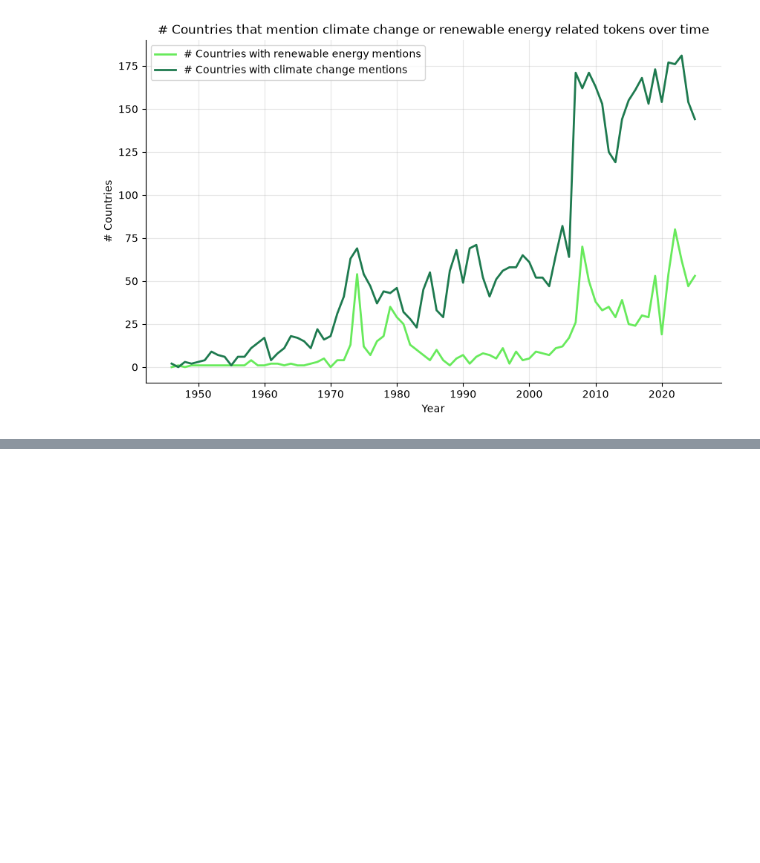
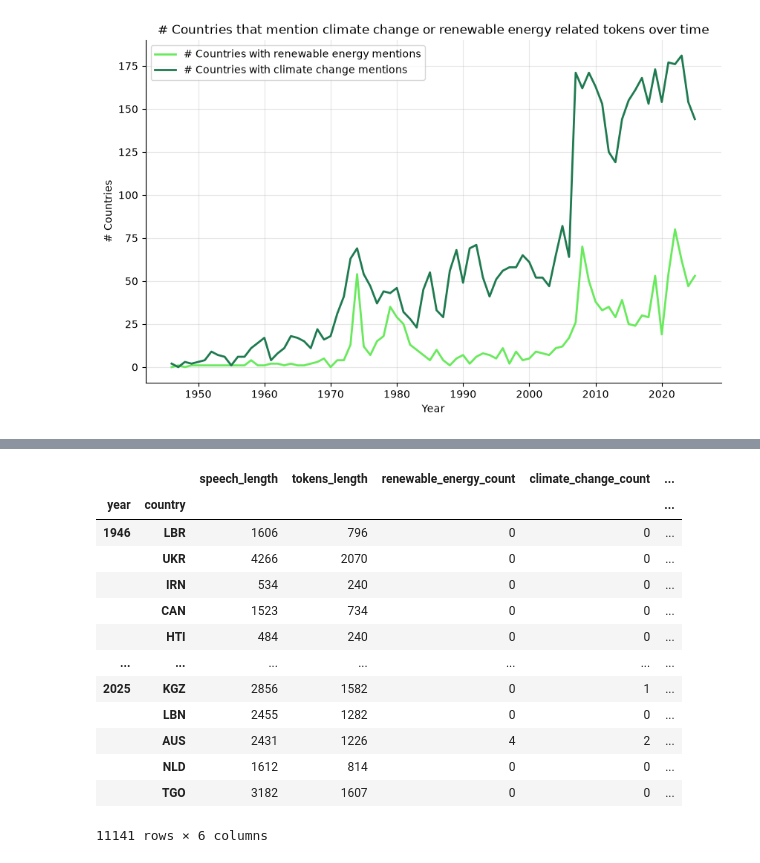
Before and after one commit to jacobgroot/FDS, a Jupyter notebook: exploratory_calixto.ipynb, the cells around one changed output, grey strips where cells are left out. Drawn from its saved outputs; the diff is of its cells as text; code cells hidden in the pictures; blank space fills up the shorter version.

```diff
--- a/exploratory_calixto.ipynb
+++ b/exploratory_calixto.ipynb
@@ -451 +504,24 @@ plt.show()
+# %%
+# Renaming the df
+df_tokens = df_cc_vs_re.copy()
+df_tokens.index = df_tokens.index.set_names(['year','country'])
+df_tokens.drop(columns=[
+    'session_number','speech_text','tokens','lemmatization',
+    'has_renewable_energy','has_climate_change'], inplace=True)
+df_tokens
+# %% [output]
+|  |  | speech_length | tokens_length | renewable_energy_count | climate_change_count | ... |
+| year | country |  |  |  |  | ... |
+| 1946 | LBR | 1606 | 796 | 0 | 0 | ... |
+|  | UKR | 4266 | 2070 | 0 | 0 | ... |
+|  | IRN | 534 | 240 | 0 | 0 | ... |
+|  | CAN | 1523 | 734 | 0 | 0 | ... |
+|  | HTI | 484 | 240 | 0 | 0 | ... |
+| ... | ... | ... | ... | ... | ... | ... |
+| 2025 | KGZ | 2856 | 1582 | 0 | 1 | ... |
+|  | LBN | 2455 | 1282 | 0 | 0 | ... |
+|  | AUS | 2431 | 1226 | 4 | 2 | ... |
+|  | NLD | 1612 | 814 | 0 | 0 | ... |
+|  | TGO | 3182 | 1607 | 0 | 0 | ... |
+11141 rows × 6 columns
 # %%
```
Also changed, not shown: parts of 7 cells of this notebook.
